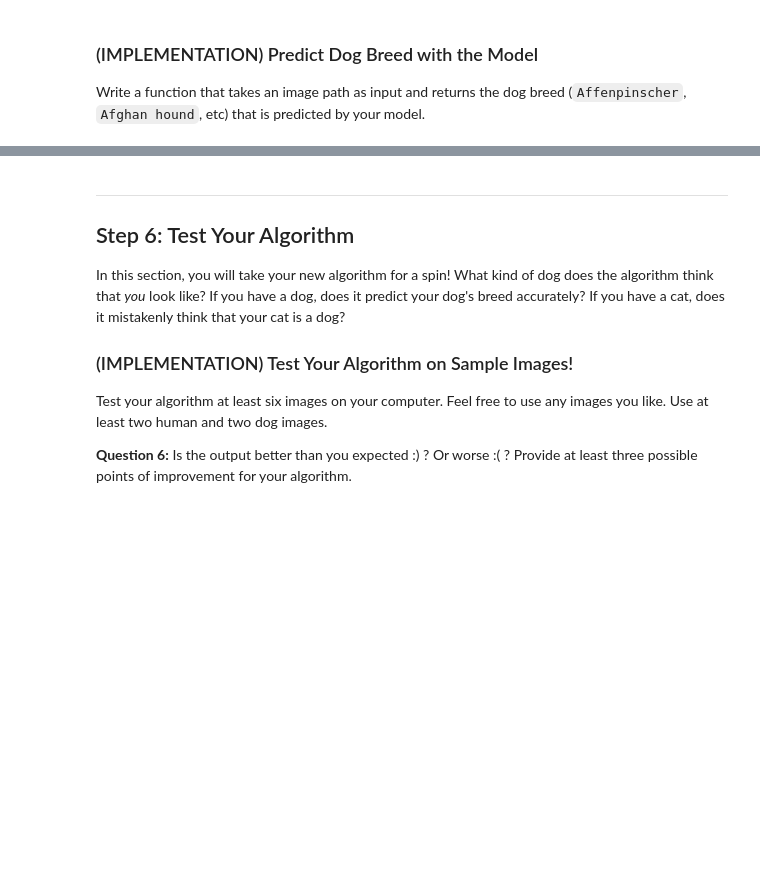
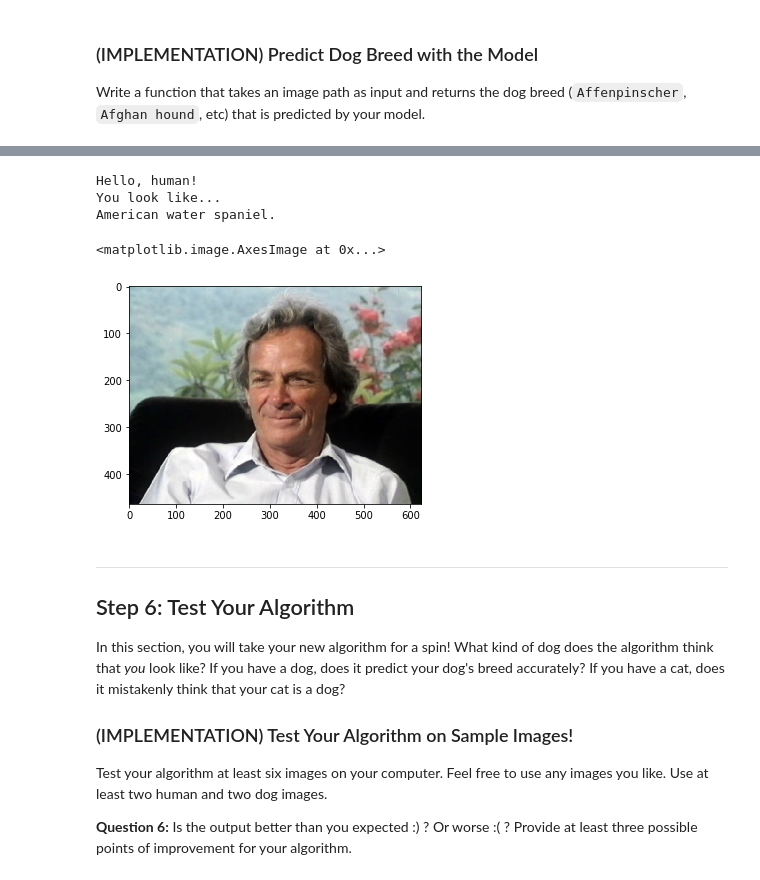
Before and after one commit to Erickramirez/Udacity-deep-learning-v2-pytorch, a Jupyter notebook: project-dog-classification/dog_app.ipynb, the cells around one changed output, grey strips where cells are left out. Cells and saved outputs as stored; diff of their text form; code cells hidden in the pictures; blank space fills up the shorter version.

```diff
--- a/project-dog-classification/dog_app.ipynb
+++ b/project-dog-classification/dog_app.ipynb
@@ -216,9 +217,9 @@ def VGG16_predict(img_path):
     ## Return the *index* of the predicted class for that image
 
     img = Image.open(img_path)
-    prediction_transform = transforms.Compose([transforms.Resize(size=(224, 224)),
+    data_transform = transforms.Compose([transforms.Resize(size=(224, 224)),
                                                transforms.ToTensor(),
-                                               standard_normalization])
+                                               transforms.Normalize((0.485, 0.456, 0.406), (0.229, 0.224, 0.225))])
     img = data_transform(img)
     img = img.unsqueeze(0)
     if use_cuda:
@@ -328,9 +331,9 @@ num_workers=0
 train_dir = '/data/dog_images/train'
 valid_dir = '/data/dog_images/valid'
 test_dir = '/data/dog_images/test'
-prediction_transform = transforms.Compose([transforms.Resize(size=(224, 224)),
+data_transform = transforms.Compose([transforms.Resize(size=(224, 224)),
                                            transforms.ToTensor(),
-                                           standard_normalization])
+                                           transforms.Normalize((0.485, 0.456, 0.406), (0.229, 0.224, 0.225))])
 
 train_data = datasets.ImageFolder(train_dir, transform=data_transform)
 valid_data = datasets.ImageFolder(valid_dir, transform=data_transform)
@@ -513,7 +522,7 @@ def train(n_epochs, loaders, model, optimizer, criterion, use_cuda, save_path):
         ## TODO: save the model if validation loss has decreased
         if valid_loss <= valid_loss_min:
             valid_loss_min = valid_loss
-            torch.save(model.state_dict(), 'model_scratch.pt')
+            torch.save(model.state_dict(), save_path)
             print('The new valid loss has decreased from {:.6f} to {:.6f}.  and the model model_scratch.pt has been updated'.format(valid_loss_min, valid_loss))
 
 
@@ -701,11 +705,10 @@ class_names = [item[4:].replace("_", " ") for item in data_transfer['train'].cla
 
 def predict_breed_transfer(img_path):
     # load the image and return the predicted breed
-    #prediction_transform = transforms.Compose([transforms.Resize(size=(224, 224)),
-    #                                 transforms.ToTensor(),
-    #                                 standard_normalization])
-    data_transform = transforms.Compose([transforms.RandomResizedCrop(224),
-                                         transforms.ToTensor()])
+    data_transform = transforms.Compose([transforms.Resize(size=(224, 224)),
+                                               transforms.ToTensor(),
+                                               transforms.Normalize((0.485, 0.456, 0.406), (0.229, 0.224, 0.225))])
+
 
     img = Image.open(img_path)
     img = data_transform(img)
@@ -740,22 +743,36 @@ Some sample output for our algorithm is provided below, but feel free to design
 # %%
 ### TODO: Write your algorithm.
 ### Feel free to use as many code cells as needed.
+from pylab import imread,subplot,imshow,show
 
 def run_app(img_path):
     ## handle cases for a human face, dog, and neither
     image = imread(img_path)
-    plt.imshow(image)
+    label = ''
+    if dog_detector(img_path) == True:
+        label ="Hello, dog!"
+        breed = predict_breed_transfer(img_path)
+        label += "\nYour predicted breed is... \n" + breed + "."
+        classification ='dog'
+    elif face_detector(img_path) == True:
+        label ="Hello, human!"
+        breed = predict_breed_transfer(img_path)
+        label += "\nYou look like... \n" + breed + "."
+        classification ='human'
+    else:
+        label ="Neither a dog nor a human in this image :("
+        classification ='none'
+    return image, classification, label
 
-    if dog_detector(img_path) == True:
-        print("A dog is detected in the image!")
-        breed = predict_breed_transfer(img_path)
-        print("the predicted breed is " + breed + ".")
-    elif face_detector == True:
-        print("A human is detected in the image!")
-        breed = predict_breed_transfer(img_path)
-        print("the resembling dog breed is " + breed + "!")
-    else:
-        print("Neither a dog nor a human in this image :(")
+img, classification,label = run_app('myImages/0.jpg')
+print(label)
+plt.imshow(img)
+# %% [output]
+Hello, human!
+You look like...
+American water spaniel.
+<matplotlib.image.AxesImage at 0x...>
+[figure, added]
 # %% [markdown]
 ---
 <a id='step6'></a>
```
Also changed, not shown: parts of 21 cells of this notebook, 8 other files.
